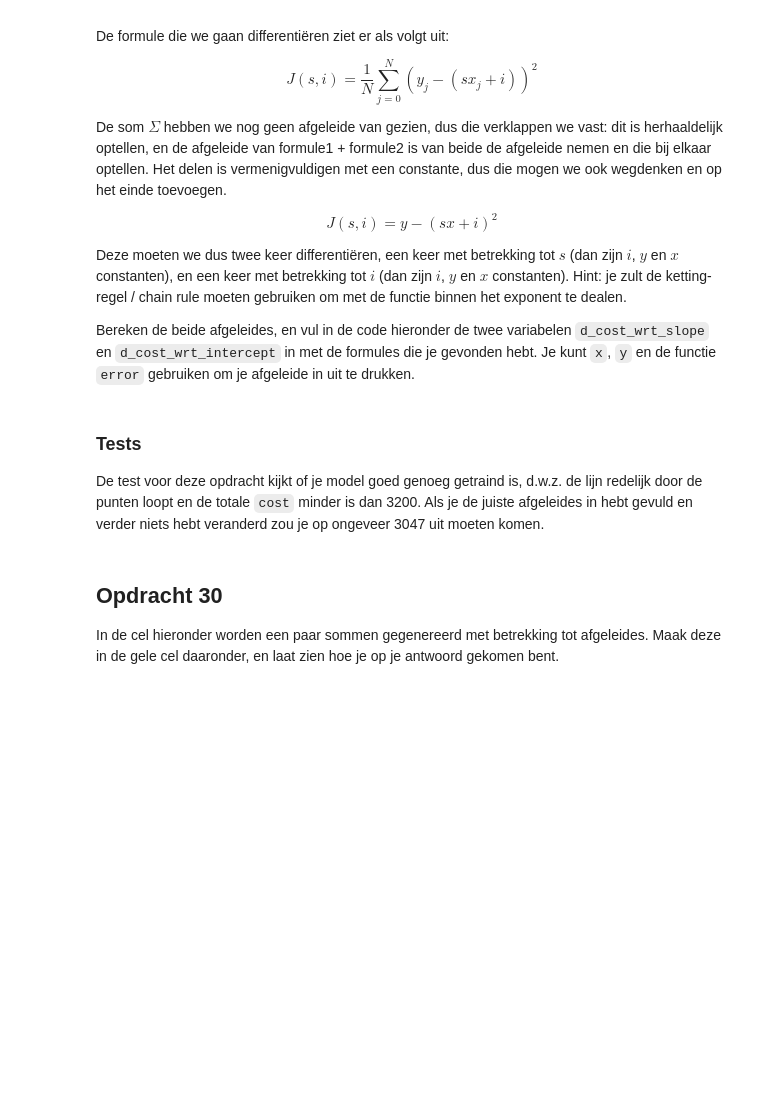
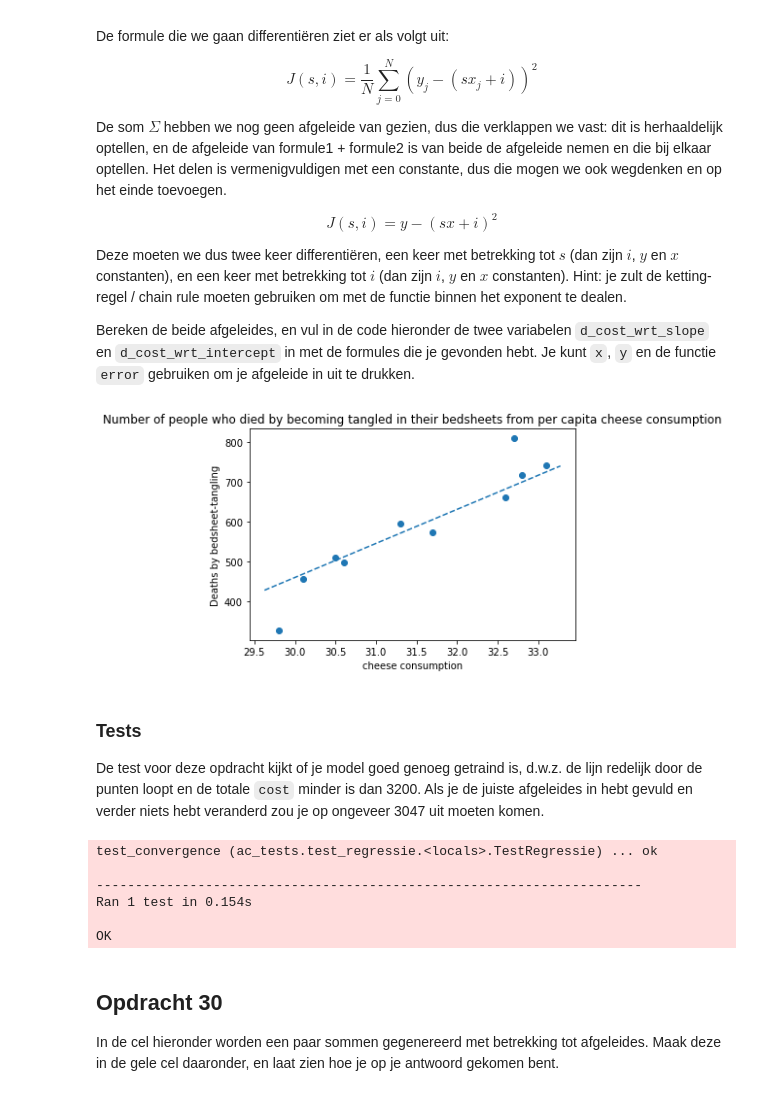
Before and after one commit to HU-Fabio/Analytical-Computing, a Jupyter notebook: AC Werkboek.ipynb, the cells around one changed output. Drawn from its saved outputs; the diff is of its cells as text; code cells hidden in the pictures; blank space fills up the shorter version.

```diff
--- a/AC Werkboek.ipynb
+++ b/AC Werkboek.ipynb
@@ -2708,40 +2627,49 @@ def gradient(data, slope, intercept):
     total_grad_wrt_slope = 0
     total_grad_wrt_intercept = 0
     for x, y in data.items():
 
-        d_cost_wrt_slope = None            # TODO
-        d_cost_wrt_intercept = None        # TODO
+        d_cost_wrt_slope = error(x, y) * x            # TODO
+        d_cost_wrt_intercept = error(x, y)        # TODO
 
         total_grad_wrt_slope += d_cost_wrt_slope * learn_rate_slope
         total_grad_wrt_intercept += d_cost_wrt_intercept * learn_rate_intercept
     return total_grad_wrt_slope / len(data), total_grad_wrt_intercept / len(data)
 
 def train(data):
     guess_slope = 0
     guess_intercept = 0
 
     count = 0
     previous = 0
 
     new = cost(data, guess_slope, guess_intercept)
 
     while abs(previous - new) > 0.01 and count < 10000:
         count += 1
         previous = new
         update_slope, update_intercept = gradient(data, guess_slope, guess_intercept)
         guess_slope -= update_slope
         guess_intercept -= update_intercept
         new = cost(data, guess_slope, guess_intercept)
 
     return guess_slope, guess_intercept
 
 s, i = train(data)
 plot_data29(data, s, i)
+# %% [output]
+[figure, added]
 # %% [markdown]
 ### Tests
 De test voor deze opdracht kijkt of je model goed genoeg getraind is, d.w.z. de lijn redelijk door de punten loopt en de totale `cost` minder is dan 3200. Als je de juiste afgeleides in hebt gevuld en verder niets hebt veranderd zou je op ongeveer 3047 uit moeten komen.
 # %%
 test_regressie(train, gradient, cost, data)
+# %% [output]
+test_convergence (ac_tests.test_regressie.<locals>.TestRegressie) ... ok
+
+----------------------------------------------------------------------
+Ran 1 test in 0.154s
+
+OK
 # %% [markdown]
 ## Opdracht 30
 
```
Also changed, not shown: parts of 12 cells of this notebook.
